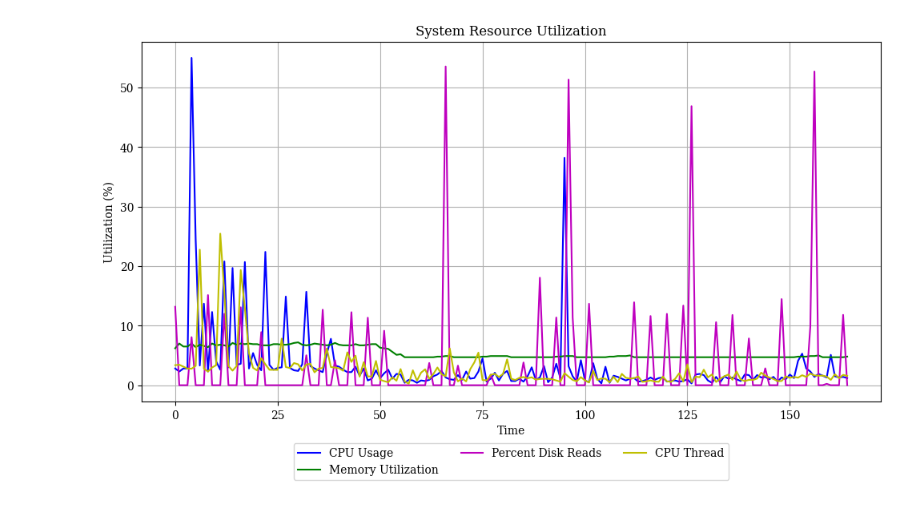
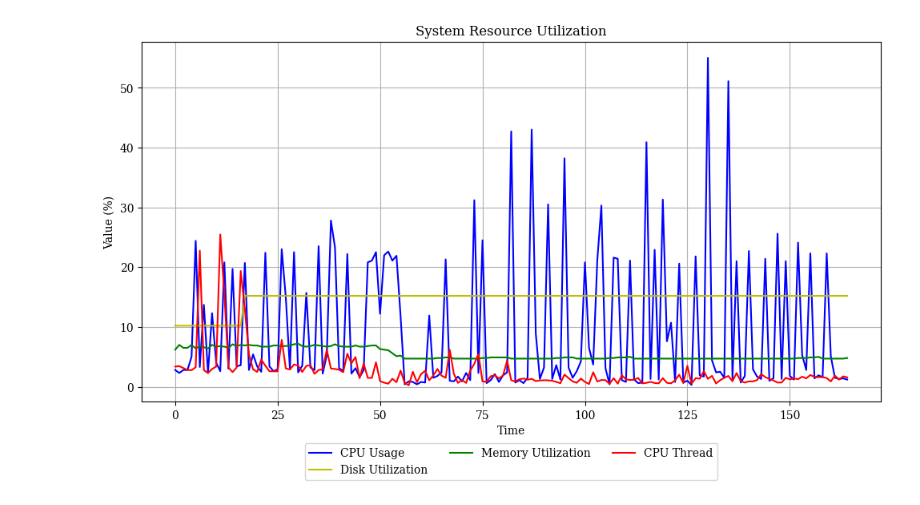
Before and after one commit to mbiskho/tamlops, a Jupyter notebook: data/fcfs-old/system.ipynb, the cells around one changed output. Saved outputs shown, nothing was run; the diff lists cells and outputs as text; code cells hidden in the pictures.

Commit message:
data for summarize

```diff
--- a/data/fcfs-old/system.ipynb
+++ b/data/fcfs-old/system.ipynb
@@ -5,38 +5,38 @@ import pandas as pd
 plt.rc('font', family='serif')
 
 # Read the CSV file
-data = pd.read_csv('system-2.csv')
+data = pd.read_csv('system.csv')
 
 # Extracting individual columns from the DataFrame
 cpu_usage = [data['cpu_usage'][0]] + [float(val) for val in data['cpu_usage'][1:]]
 disk_utilization = [data['disk_utilization'][0]] + [float(val) for val in data['disk_utilization'][1:]]
 memory_utilization = [data['memory_utilization'][0]] + [float(val) for val in data['memory_utilization'][1:]]
 percent_disk_reads = [data['percent_disk_reads'][0]] + [float(val) for val in data['percent_disk_reads'][1:]]
 percent_disk_writes = [data['percent_disk_writes'][0]] + [float(val) for val in data['percent_disk_writes'][1:]]
 average_cpu_utilization_by_threads = [data['average_cpu_utilization_by_threads'][0]] + [float(val) for val in data['average_cpu_utilization_by_threads'][1:]]
 
 # Plotting utilization metrics against time
 plt.figure(figsize=(10, 6))
 
 plt.plot(cpu_usage, linestyle='-', color='b', label='CPU Usage')
-# plt.plot(disk_utilization, linestyle='-', color='r', label='Disk Utilization')
+plt.plot(disk_utilization, linestyle='-', color='y', label='Disk Utilization')
 plt.plot(memory_utilization, linestyle='-', color='g', label='Memory Utilization')
-plt.plot(percent_disk_reads, linestyle='-', color='m', label='Percent Disk Reads')
+# plt.plot(percent_disk_reads, linestyle='-', color='m', label='Percent Disk Reads')
 # plt.plot(percent_disk_writes, linestyle='-', color='c', label='Percent Disk Writes')
-plt.plot(average_cpu_utilization_by_threads, linestyle='-', color='y', label='CPU Thread')
+plt.plot(average_cpu_utilization_by_threads, linestyle='-', color='r', label='CPU Thread')
 
 # Adding labels and title
 plt.xlabel('Time')
-plt.ylabel('Utilization (%)')
+plt.ylabel('Value (%)')
 plt.title('System Resource Utilization')
 
 # Adding legend
 plt.legend(loc='upper center', bbox_to_anchor=(0.5, -0.1), ncol=3)
 # plt.ylim(0, 100)  # Setting y-axis limit to 100
 plt.grid(True)  # Adding grid
 
 # Display the plot
 plt.tight_layout()
 plt.show()
 # %% [output]
-[figure, old version]
+[figure, new version]
```
Also changed, not shown: 15 other files.
